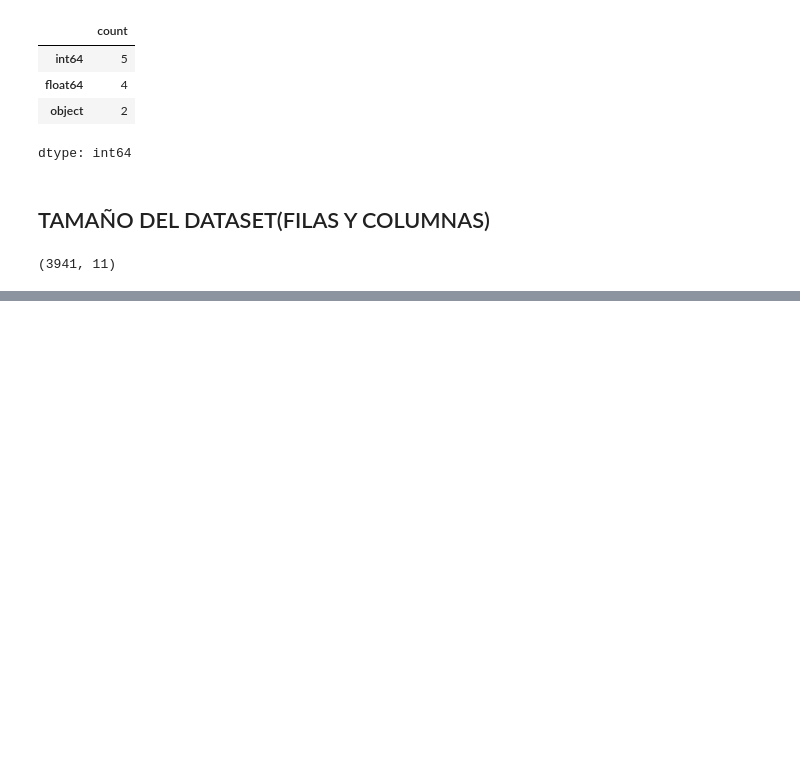
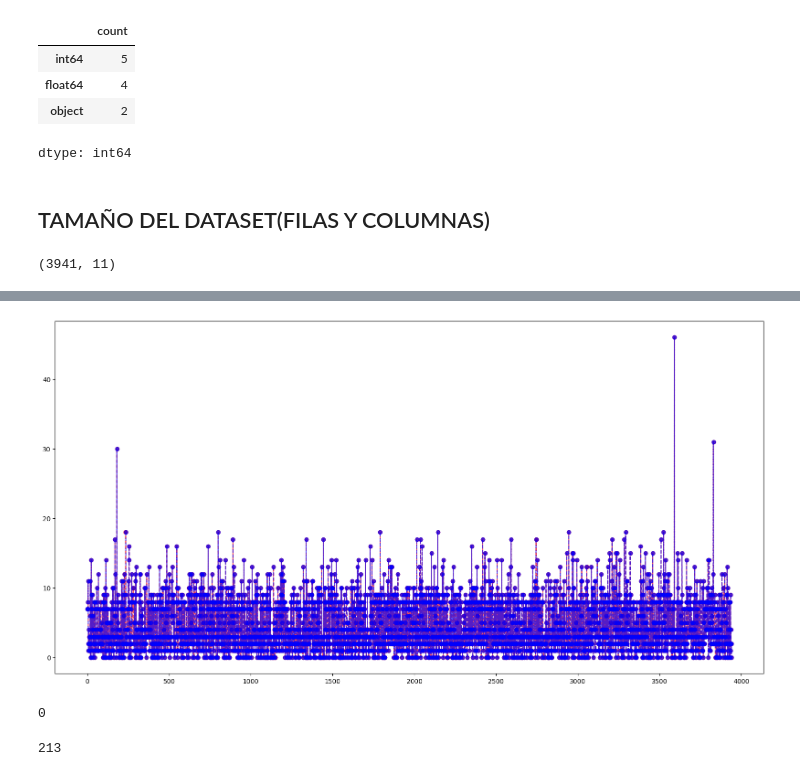
Before and after one commit to cesarmayta/BOOTCAMP_DSG1, a Jupyter notebook: trabajo_final_modulo4/TRABAJO_FINAL_MODULO_4_CESARMAYTA.ipynb, the cells around one changed output, grey strips where cells are left out. Cells and saved outputs as stored; diff of their text form; code cells hidden in the pictures; blank space fills up the shorter version.

```diff
--- a/trabajo_final_modulo4/TRABAJO_FINAL_MODULO_4_CESARMAYTA.ipynb
+++ b/trabajo_final_modulo4/TRABAJO_FINAL_MODULO_4_CESARMAYTA.ipynb
@@ -56,0 +140,17 @@ data_df.shape
+# %%
+plt.figure(figsize=(20,10))
+data_df['DaySinceLastOrder'].interpolate(method='nearest').plot(color='red',marker='o',alpha=6/9,linestyle='dashed')
+data_df['DaySinceLastOrder'].plot(color='blue',marker='o',alpha=6/9,linestyle='dashed')
+plt.show()
+# %% [output]
+[figure, added]
+# %%
+data_daysincelastorder_df = data_df
+data_daysincelastorder_df['DaySinceLastOrder'].interpolate(method='nearest',limit_direction='both',inplace=True)
+data_daysincelastorder_df['DaySinceLastOrder'].isna().sum()
+# %% [output]
+0
+# %%
+data_df['DaySinceLastOrder'].isna().sum()
+# %% [output]
+213
```
Also changed, not shown: parts of 21 cells of this notebook.
